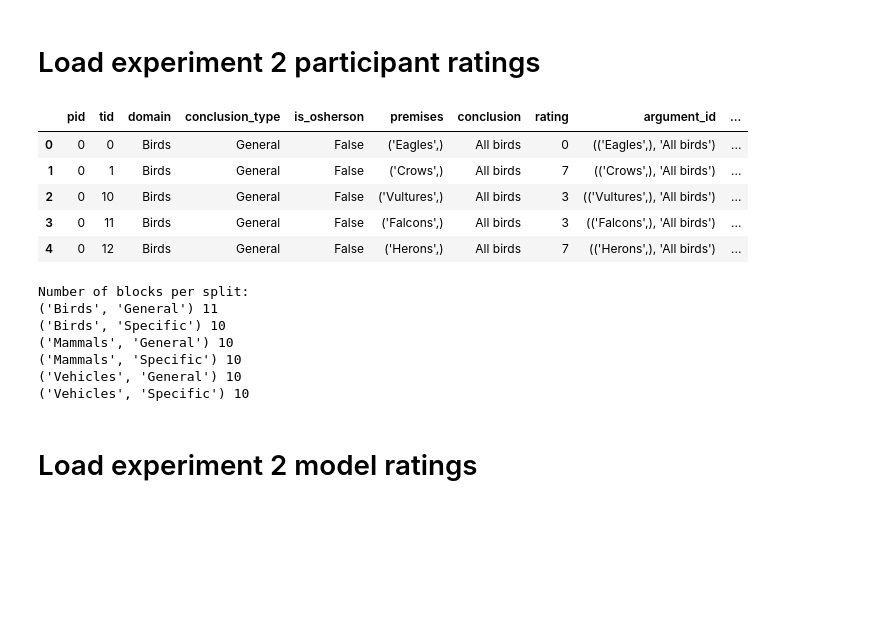
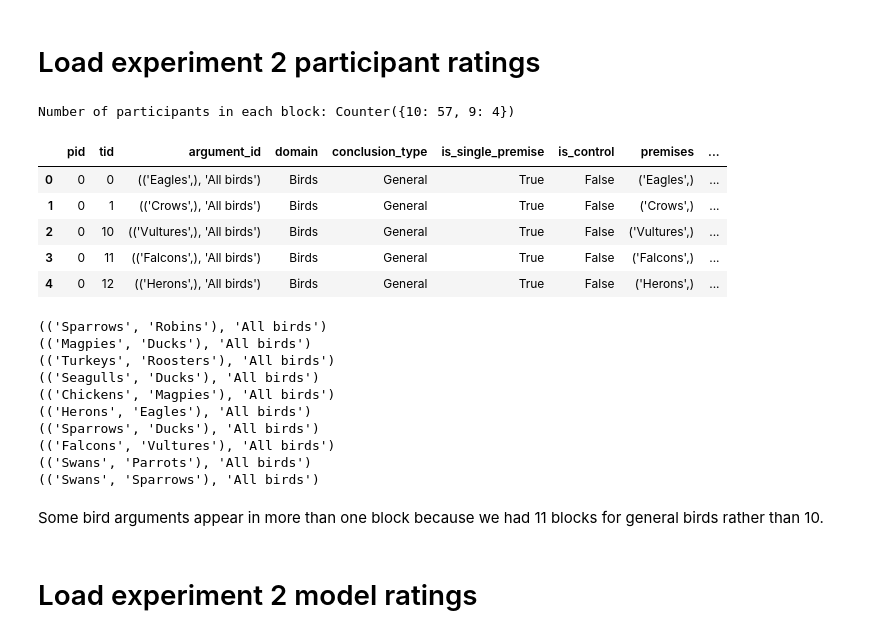
Before and after one commit to S-J-HAN/InductiveReasoningInLargeLanguageModels, a Jupyter notebook: exploration/Split Half Reliability.ipynb, the cells around one changed output. Saved outputs shown, nothing was run; the diff lists cells and outputs as text; code cells hidden in the pictures; blank space fills up the shorter version.

```diff
--- a/exploration/Split Half Reliability.ipynb
+++ b/exploration/Split Half Reliability.ipynb
@@ -1,6 +1,8 @@
 # %%
 import pandas as pd
 import numpy as np
+import plotly.io as pio
+pio.renderers.default='notebook'
 
 import random
 import tqdm
@@ -10,12 +12,13 @@ import plotly.graph_objects as go
 
 from scipy.stats import spearmanr
 from plotly.subplots import make_subplots
+from collections import Counter
 
-PROCESSED_DATA = "../data/processed"
+DATA = "../data/experiment_2"
 
 MODELS = [
-  "gpt3_normalised_rating",
-  "gpt4_normalised_rating",
+  "gpt3_rating",
+  "gpt4_rating",
   "gpt3_scm",
   "gpt4_scm",
   "human_scm"
@@ -25,13 +28,15 @@ TOP_PROMPT_GENERATOR = "S3-C1-A1-Q1-O1-T"
 
 np.random.seed(1)
 random.seed(1)
+
+NUM_PARTICIPANTS = 606
 # %% [markdown]
 # Load experiment 2 participant ratings
 # %%
-human_df = pd.read_csv(f"{PROCESSED_DATA}/experiment_2_dedeyne_master.csv", index_col=0)
+human_df = pd.read_csv(f"{DATA}/clean_human_ratings.csv", index_col=0)
 
 # Filter out control and tutorial arguments
-human_df = human_df[(~human_df["is_control"]) & (~human_df["is_tutorial"]) & (~human_df["is_osherson"])].dropna().rename({"argument": "argument_id"}, axis=1)
+human_df = human_df[~human_df["is_control"]].dropna().rename({"argument": "argument_id"}, axis=1)
 
 # Transform 0-100 argument ratings into argument rankings for each participant and conclusion type
 # human_df["ranking"] = human_df.groupby(["pid", "is_single_premise"])["rating"].rank(method="dense", ascending=True)
@@ -43,48 +48,44 @@ human_df = human_df[(~human_df["is_control"]) & (~human_df["is_tutorial"]) & (~h
 # dense rankings is that they're not symmetric -- all of them start at 1 but it's not the case that all of them end at 10,
 # and it doesn't seem right for there to be an asymmetry in the way the top ranks and bottom ranks are handled.
 
 human_df["ranking"] = human_df.groupby(["pid", "is_single_premise"])["rating"].rank(pct="True", ascending=True)
 
 # Map participants to blocks based on the multi premise arguments that they saw
 blocks = {}
 block_splits = {}
 for pid, pid_df in human_df[~human_df["is_single_premise"]].groupby(["pid"]):
     block = tuple(pid_df["argument_id"].sort_values().tolist())
     if block not in blocks:
         blocks[block] = [pid]
     else:
         blocks[block].append(pid)
 
     bs = (pid_df.iloc[0]["domain"], pid_df.iloc[0]["conclusion_type"])
     if bs not in block_splits:
         block_splits[bs] = []
     block_splits[bs].append(block)
 
 pid_to_block = {}
 for i,pids in enumerate(blocks.values()):
     for pid in pids:
         pid_to_block[pid] = i
 human_df["block"] = human_df["pid"].map(pid_to_block)
 
 # I don't understand these blocks. Why are there 67? And why do some of them include a single participant only?
 
+assert len(human_df["pid"].unique()) == NUM_PARTICIPANTS
+assert len(pid_to_block) == NUM_PARTICIPANTS
+assert len(blocks) == 61
+assert all(len(set(v))== 11 if k == ('Birds', 'General') else len(set(v)) == 10 for k,v in block_splits.items())
+
+print(f"Number of participants in each block: {Counter([len(v) for v in blocks.values()])}")
+
 human_df.head()
 # %% [output]
+Number of participants in each block: Counter({10: 57, 9: 4})
-|  | pid | tid | domain | conclusion_type | is_osherson | premises | conclusion | rating | argument_id | ... |
-| 0 | 0 | 0 | Birds | General | False | ('Eagles',) | All birds | 0 | (('Eagles',), 'All birds') | ... |
-| 1 | 0 | 1 | Birds | General | False | ('Crows',) | All birds | 7 | (('Crows',), 'All birds') | ... |
-| 2 | 0 | 10 | Birds | General | False | ('Vultures',) | All birds | 3 | (('Vultures',), 'All birds') | ... |
-| 3 | 0 | 11 | Birds | General | False | ('Falcons',) | All birds | 3 | (('Falcons',), 'All birds') | ... |
-| 4 | 0 | 12 | Birds | General | False | ('Herons',) | All birds | 7 | (('Herons',), 'All birds') | ... |
+|  | pid | tid | argument_id | domain | conclusion_type | is_single_premise | is_control | premises | ... |
+| 0 | 0 | 0 | (('Eagles',), 'All birds') | Birds | General | True | False | ('Eagles',) | ... |
+| 1 | 0 | 1 | (('Crows',), 'All birds') | Birds | General | True | False | ('Crows',) | ... |
+| 2 | 0 | 10 | (('Vultures',), 'All birds') | Birds | General | True | False | ('Vultures',) | ... |
+| 3 | 0 | 11 | (('Falcons',), 'All birds') | Birds | General | True | False | ('Falcons',) | ... |
+| 4 | 0 | 12 | (('Herons',), 'All birds') | Birds | General | True | False | ('Herons',) | ... |
-# %%
-print("Number of blocks per split:")
-for k,v in block_splits.items():
-    print(k, len(set(v)))
-# %% [output]
-Number of blocks per split:
-('Birds', 'General') 11
-('Birds', 'Specific') 10
-('Mammals', 'General') 10
-('Mammals', 'Specific') 10
-('Vehicles', 'General') 10
-('Vehicles', 'Specific') 10
@@ -97,3 +92,30 @@ t[t["tid"].isin([f"tid_experiment2_dedeyne_participant{x}" for x in drop_pids])]
+# %%
+# Check our blocks
+argument_block_map = {}
+for split in block_splits:
+    for block in block_splits[split]:
+        for argument in block:
+            if argument in argument_block_map:
+                argument_block_map[argument].add(block)
+            else:
+                argument_block_map[argument] = set([block])
+
+for argument, argument_blocks in argument_block_map.items():
+    if len(set(argument_blocks)) > 1:
+        print(argument)
+# %% [output]
+(('Sparrows', 'Robins'), 'All birds')
+(('Magpies', 'Ducks'), 'All birds')
+(('Turkeys', 'Roosters'), 'All birds')
+(('Seagulls', 'Ducks'), 'All birds')
+(('Chickens', 'Magpies'), 'All birds')
+(('Herons', 'Eagles'), 'All birds')
+(('Sparrows', 'Ducks'), 'All birds')
+(('Falcons', 'Vultures'), 'All birds')
+(('Swans', 'Parrots'), 'All birds')
+(('Swans', 'Sparrows'), 'All birds')
+# %% [markdown]
+Some bird arguments appear in more than one block because we had 11 blocks for general birds rather than 10.
 # %% [markdown]
 # Load experiment 2 model ratings
 # %%
```
Also changed, not shown: parts of 9 cells of this notebook, 8 other files.
